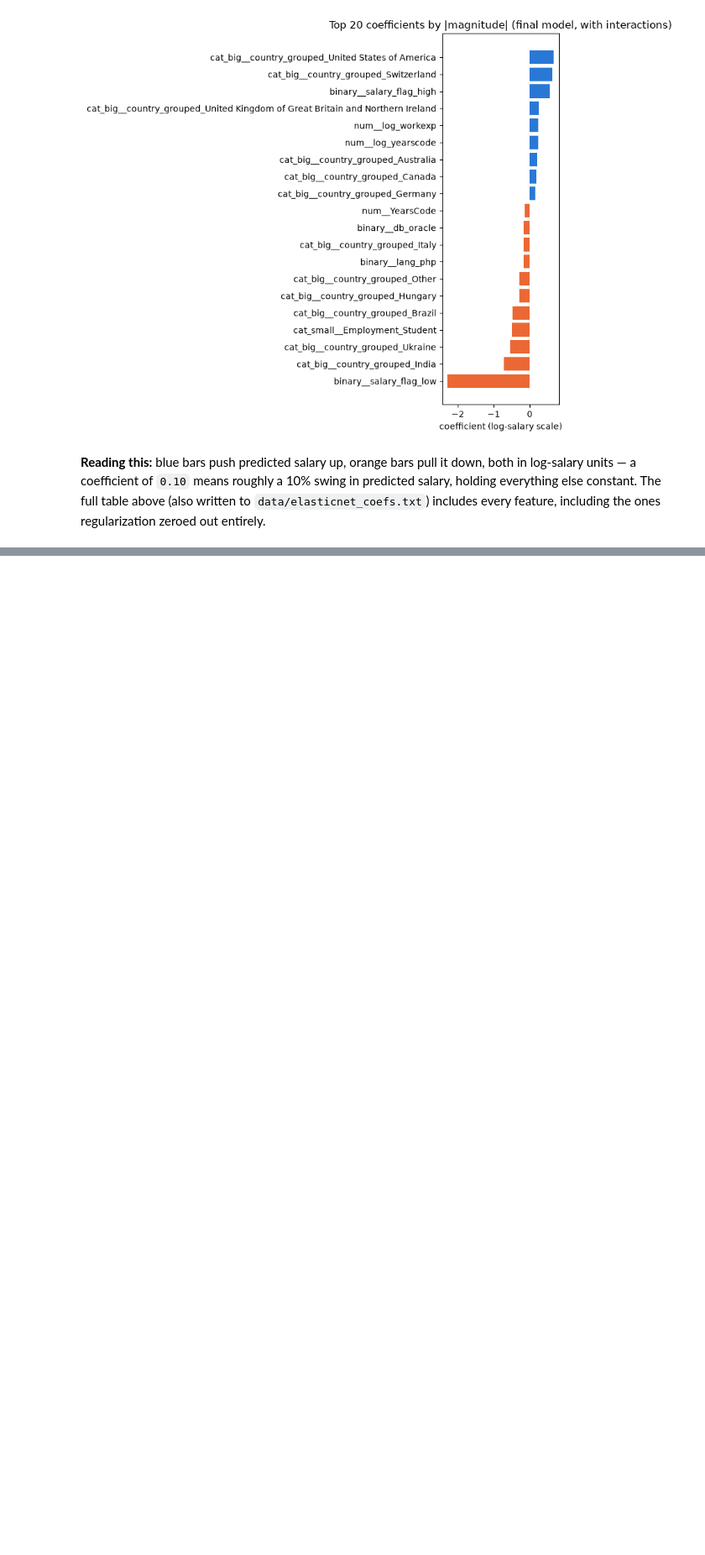
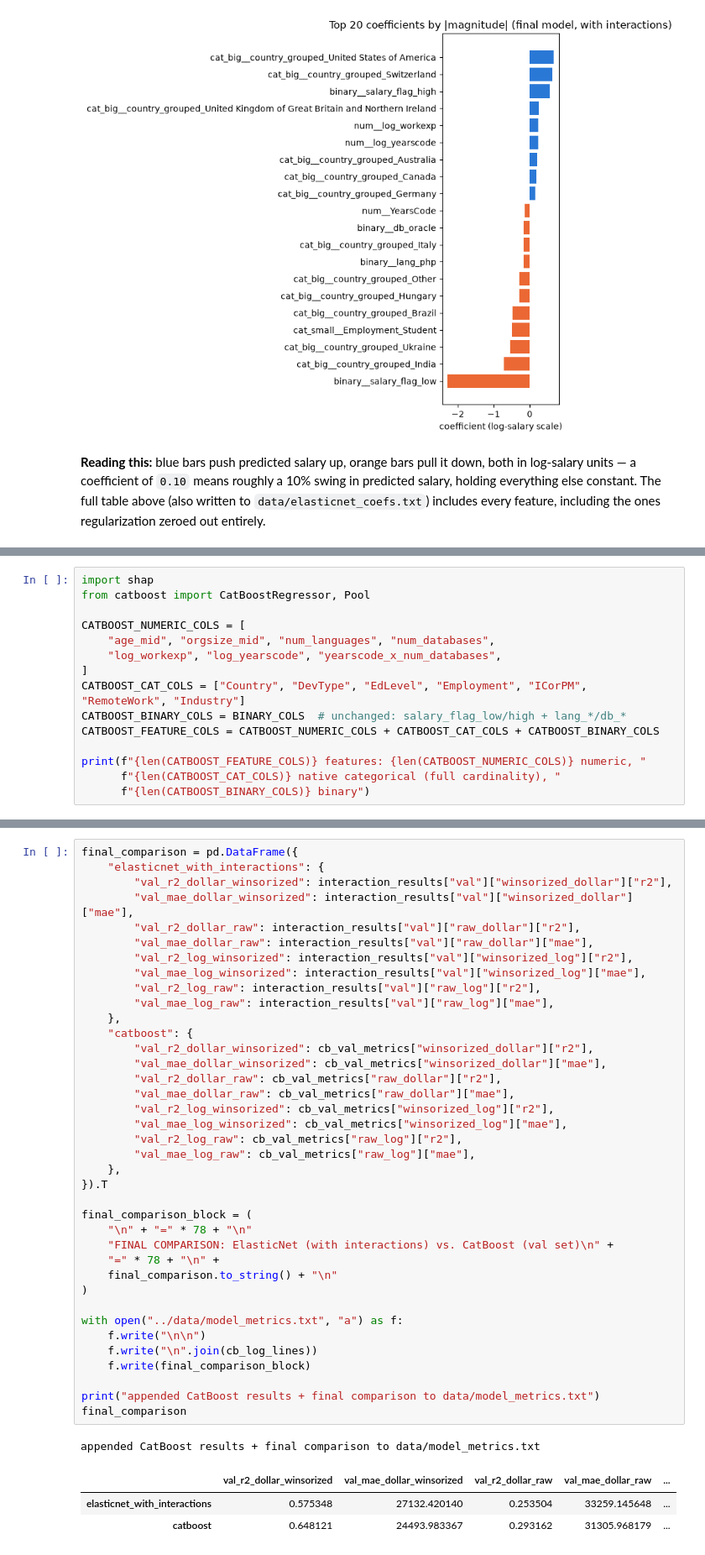
Before and after one commit to gokulramanan920/26f-data-member-challenge, a Jupyter notebook: notebooks/02_modeling.ipynb, the cells around one changed output, grey strips where cells are left out. Shown at 84% size. Saved outputs shown, nothing was run; the diff lists cells and outputs as text; blank space fills up the shorter version.

```diff
--- a/notebooks/02_modeling.ipynb
+++ b/notebooks/02_modeling.ipynb
@@ -609,0 +636,15 @@ the ones regularization zeroed out entirely.
+# %%
+import shap
+from catboost import CatBoostRegressor, Pool
+
+CATBOOST_NUMERIC_COLS = [
+    "age_mid", "orgsize_mid", "num_languages", "num_databases",
+    "log_workexp", "log_yearscode", "yearscode_x_num_databases",
+]
+CATBOOST_CAT_COLS = ["Country", "DevType", "EdLevel", "Employment", "ICorPM", "RemoteWork", "Industry"]
+CATBOOST_BINARY_COLS = BINARY_COLS  # unchanged: salary_flag_low/high + lang_*/db_*
+CATBOOST_FEATURE_COLS = CATBOOST_NUMERIC_COLS + CATBOOST_CAT_COLS + CATBOOST_BINARY_COLS
+
+print(f"{len(CATBOOST_FEATURE_COLS)} features: {len(CATBOOST_NUMERIC_COLS)} numeric, "
+      f"{len(CATBOOST_CAT_COLS)} native categorical (full cardinality), "
+      f"{len(CATBOOST_BINARY_COLS)} binary")
@@ -609,0 +831,43 @@ the ones regularization zeroed out entirely.
+# %%
+final_comparison = pd.DataFrame({
+    "elasticnet_with_interactions": {
+        "val_r2_dollar_winsorized": interaction_results["val"]["winsorized_dollar"]["r2"],
+        "val_mae_dollar_winsorized": interaction_results["val"]["winsorized_dollar"]["mae"],
+        "val_r2_dollar_raw": interaction_results["val"]["raw_dollar"]["r2"],
+        "val_mae_dollar_raw": interaction_results["val"]["raw_dollar"]["mae"],
+        "val_r2_log_winsorized": interaction_results["val"]["winsorized_log"]["r2"],
+        "val_mae_log_winsorized": interaction_results["val"]["winsorized_log"]["mae"],
+        "val_r2_log_raw": interaction_results["val"]["raw_log"]["r2"],
+        "val_mae_log_raw": interaction_results["val"]["raw_log"]["mae"],
+    },
+    "catboost": {
+        "val_r2_dollar_winsorized": cb_val_metrics["winsorized_dollar"]["r2"],
+        "val_mae_dollar_winsorized": cb_val_metrics["winsorized_dollar"]["mae"],
+        "val_r2_dollar_raw": cb_val_metrics["raw_dollar"]["r2"],
+        "val_mae_dollar_raw": cb_val_metrics["raw_dollar"]["mae"],
+        "val_r2_log_winsorized": cb_val_metrics["winsorized_log"]["r2"],
+        "val_mae_log_winsorized": cb_val_metrics["winsorized_log"]["mae"],
+        "val_r2_log_raw": cb_val_metrics["raw_log"]["r2"],
+        "val_mae_log_raw": cb_val_metrics["raw_log"]["mae"],
+    },
+}).T
+
+final_comparison_block = (
+    "\n" + "=" * 78 + "\n"
+    "FINAL COMPARISON: ElasticNet (with interactions) vs. CatBoost (val set)\n" +
+    "=" * 78 + "\n" +
+    final_comparison.to_string() + "\n"
+)
+
+with open("../data/model_metrics.txt", "a") as f:
+    f.write("\n\n")
+    f.write("\n".join(cb_log_lines))
+    f.write(final_comparison_block)
+
+print("appended CatBoost results + final comparison to data/model_metrics.txt")
+final_comparison
+# %% [output]
+appended CatBoost results + final comparison to data/model_metrics.txt
+|  | val_r2_dollar_winsorized | val_mae_dollar_winsorized | val_r2_dollar_raw | val_mae_dollar_raw | ... |
+| elasticnet_with_interactions | 0.575348 | 27132.420140 | 0.253504 | 33259.145648 | ... |
+| catboost | 0.648121 | 24493.983367 | 0.293162 | 31305.968179 | ... |
```
Also changed, not shown: parts of 14 cells of this notebook, 3 other files.
